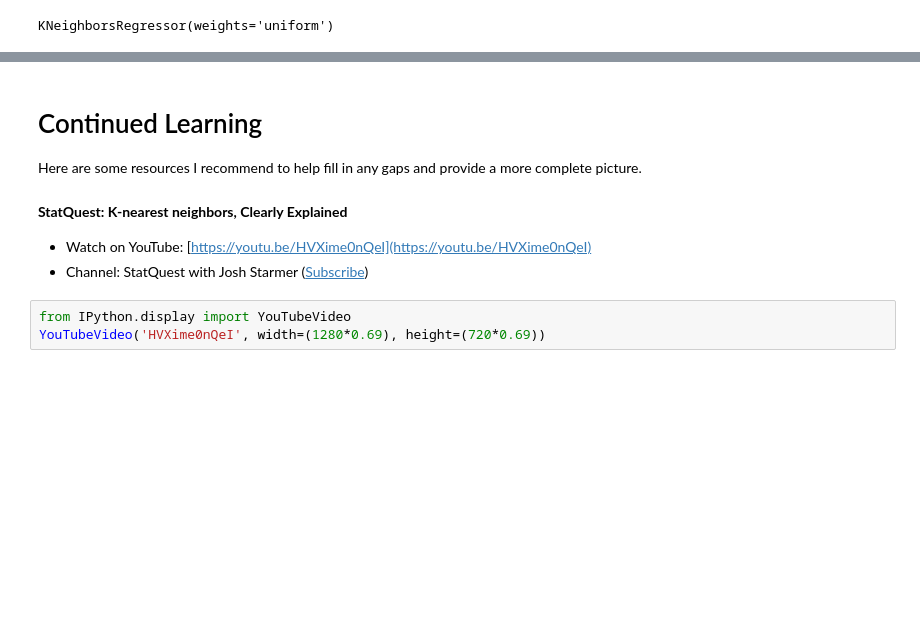
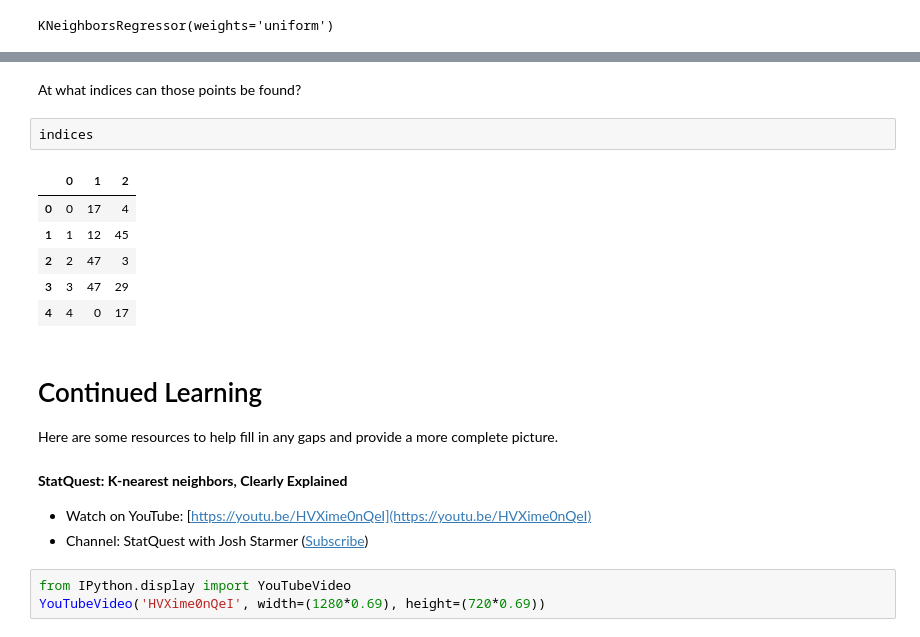
Before and after one commit to Dropout-Analytics/cuml_knn, a Jupyter notebook: knn.ipynb, the cells around one changed output, grey strips where cells are left out. Saved outputs shown, nothing was run; the diff lists cells and outputs as text; blank space fills up the shorter version.

```diff
--- a/knn.ipynb
+++ b/knn.ipynb
@@ -285,6 +309,17 @@ indicies.tail(3)
+# %% [markdown]
+At what indices can those points be found?
+# %%
+indices
+# %% [output]
+|  | 0 | 1 | 2 |
+| 0 | 0 | 17 | 4 |
+| 1 | 1 | 12 | 45 |
+| 2 | 2 | 47 | 3 |
+| 3 | 3 | 47 | 29 |
+| 4 | 4 | 0 | 17 |
 # %% [markdown]
 # Continued Learning
-Here are some resources I recommend to help fill in any gaps and provide a more complete picture.
+Here are some resources to help fill in any gaps and provide a more complete picture.
 
 #### **StatQuest: K-nearest neighbors, Clearly Explained**
 - Watch on YouTube: [https://youtu.be/HVXime0nQeI](https://youtu.be/HVXime0nQeI)
```
Also changed, not shown: parts of 42 cells of this notebook, 1 other file.
